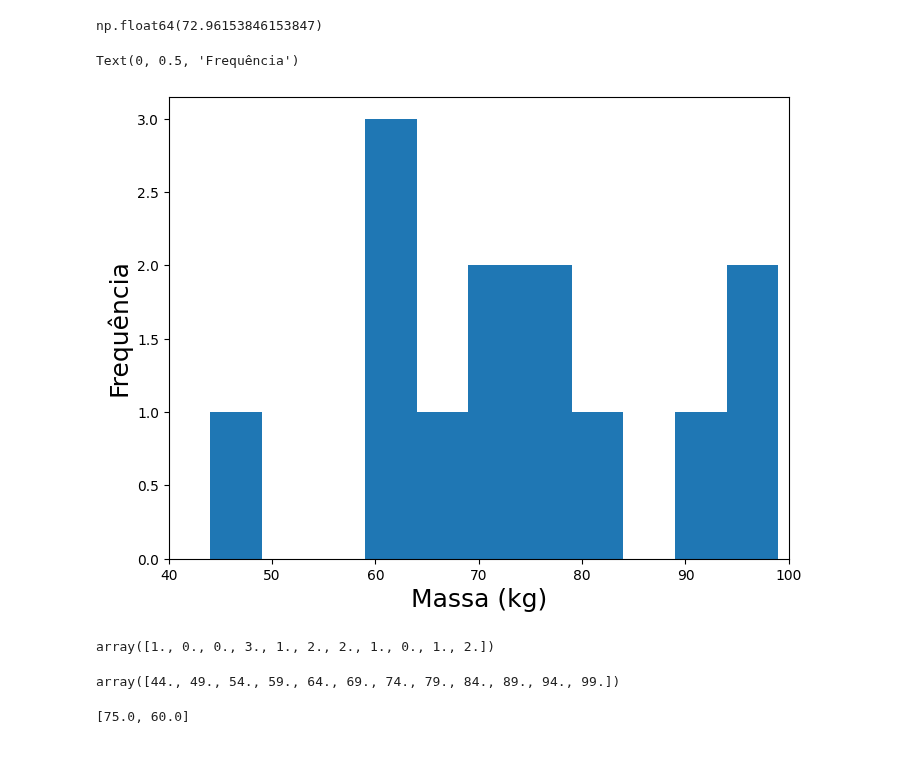
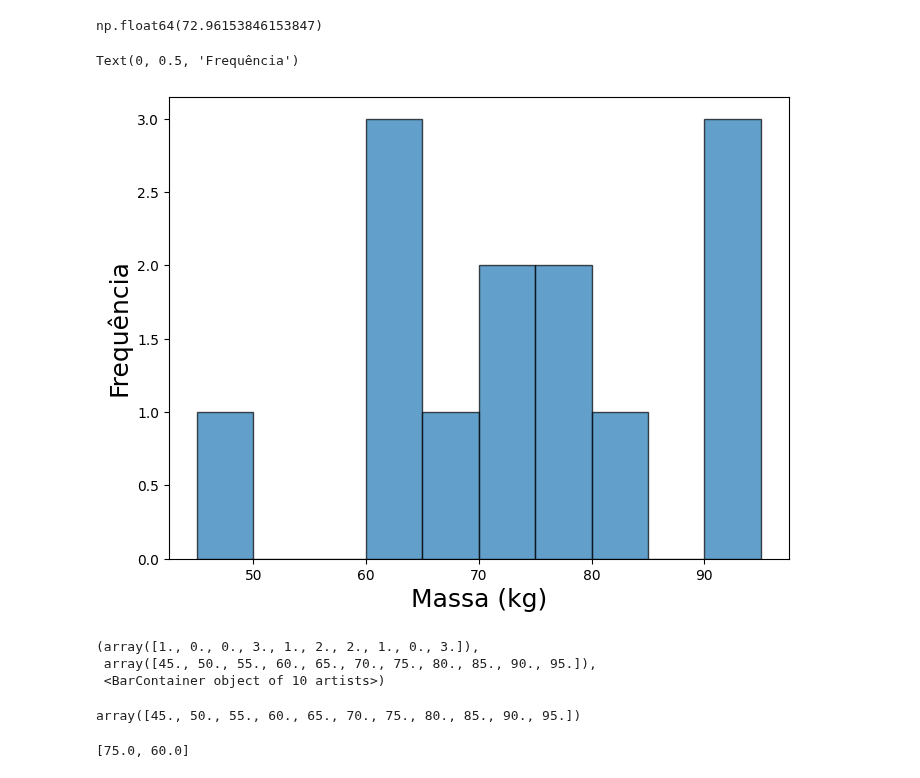
Before and after one commit to elizamelo/FisicaGeral, a Jupyter notebook: aula01_dados_da_turma2_2025_1.ipynb, the cells around one changed output. Cells and saved outputs as stored; diff of their text form; code cells hidden in the pictures.

```diff
--- a/aula01_dados_da_turma2_2025_1.ipynb
+++ b/aula01_dados_da_turma2_2025_1.ipynb
@@ -211,21 +220,30 @@ np.float64(72.96153846153847)
 # %%
 fig = plt.figure( figsize=(8,6) )
 
-counts, bins, _ = plt.hist( array_Peso, bins=11, range=(44., 99.) )
-plt.xlim( 40., 100. )
+#counts, bins, _ = plt.hist( array_Peso, bins=11, range=(44., 99.),edgecolor='black', alpha=0.7 )
+#plt.xlim( 40., 100. )
+#plt.xlabel( "Massa (kg)", fontsize=18 )
+#plt.ylabel( "Frequência", fontsize=18 )
+
+
+
+bins = np.arange(array_Peso.min(), array_Peso.max() + 5, 5)  # Intervalos de 5 kg
+counts = plt.hist(array_Peso, bins=bins, edgecolor='black', alpha=0.7)
 plt.xlabel( "Massa (kg)", fontsize=18 )
 plt.ylabel( "Frequência", fontsize=18 )
 # %% [output]
 Text(0, 0.5, 'Frequência')
-[figure, old version]
+[figure, new version]
 # %%
 counts
 # %% [output]
-array([1., 0., 0., 3., 1., 2., 2., 1., 0., 1., 2.])
+(array([1., 0., 0., 3., 1., 2., 2., 1., 0., 3.]),
+ array([45., 50., 55., 60., 65., 70., 75., 80., 85., 90., 95.]),
+ <BarContainer object of 10 artists>)
 # %%
 bins
 # %% [output]
-array([44., 49., 54., 59., 64., 69., 74., 79., 84., 89., 94., 99.])
+array([45., 50., 55., 60., 65., 70., 75., 80., 85., 90., 95.])
 # %%
 statistics.multimode(array_Peso)
 # %% [output]
```
Also changed, not shown: parts of 8 cells of this notebook.
